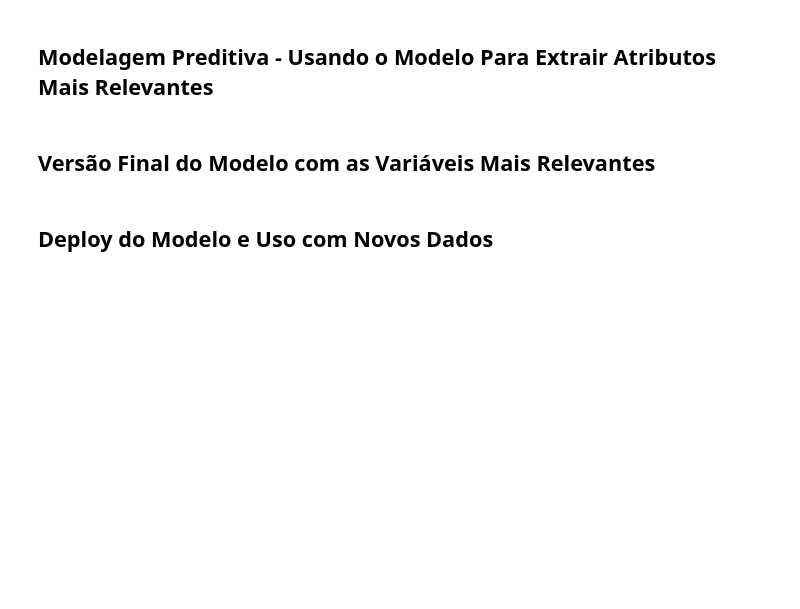
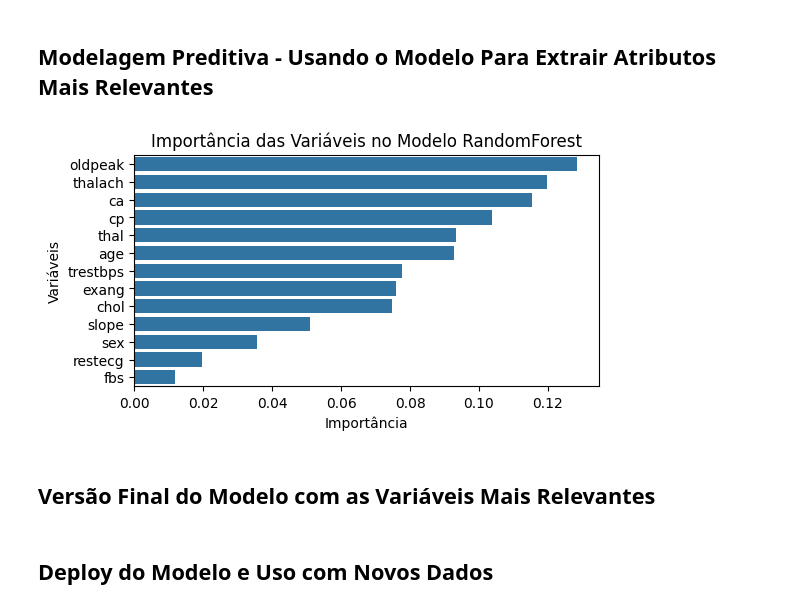
Before and after one commit to prisciladalepiane/machine-learning, a Jupyter notebook: 03-bio/01-doecas-cardiacas/Principal.ipynb, the cells around one changed output. Drawn from its saved outputs; the diff is of its cells as text; code cells hidden in the pictures; blank space fills up the shorter version.

```diff
--- a/03-bio/01-doecas-cardiacas/Principal.ipynb
+++ b/03-bio/01-doecas-cardiacas/Principal.ipynb
@@ -439,12 +469,14 @@ importances_df = pd.DataFrame({'Variáveis': features, 'Importância': feature_i
 importances_df = importances_df.sort_values(by = 'Importância', ascending = False)
 # %%
 # Visualizando a importância das características
-plt.figure(figsize = (12, 6))
+plt.figure(figsize = (6, 3))
 sns.barplot(x = 'Importância', y = 'Variáveis', data = importances_df)
 plt.title('Importância das Variáveis no Modelo RandomForest')
 plt.xlabel('Importância')
 plt.ylabel('Variáveis')
 plt.show()
+# %% [output]
+[figure, added]
 # %% [markdown]
 ## Versão Final do Modelo com as Variáveis Mais Relevantes
 # %%
```
Also changed, not shown: parts of 8 cells of this notebook.
